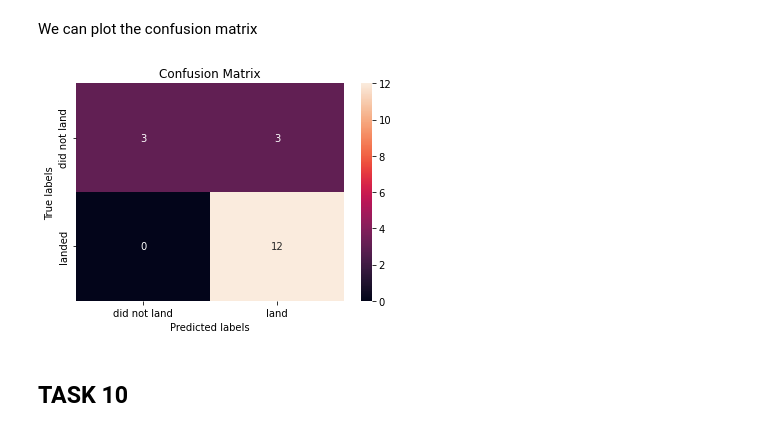
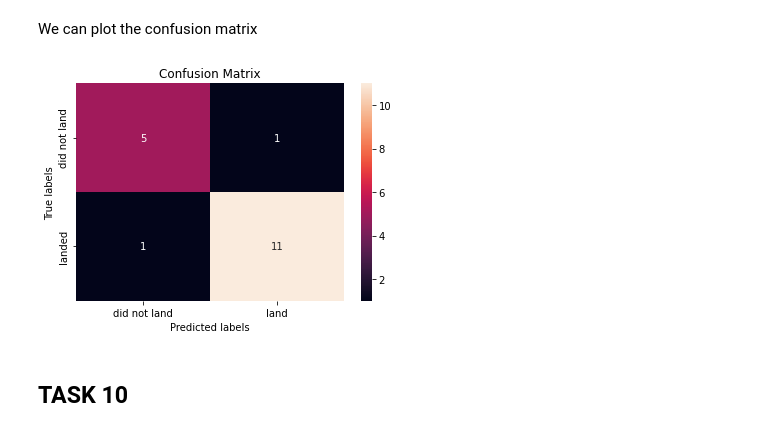
Before and after one commit to ObaloluwaVictor/Winning_Space_Race_With_Data_Science, a Jupyter notebook: SpaceX_Machine Learning Prediction_Part_5.ipynb, the cells around one changed output. Saved outputs shown, nothing was run; the diff lists cells and outputs as text; code cells hidden in the pictures.

```diff
--- a/SpaceX_Machine Learning Prediction_Part_5.ipynb
+++ b/SpaceX_Machine Learning Prediction_Part_5.ipynb
@@ -270,10 +270,10 @@ tree_cv.score(X_test, Y_test)
 # %% [markdown]
 We can plot the confusion matrix
 # %%
-yhat = svm_cv.predict(X_test)
+yhat = tree_cv.predict(X_test)
 plot_confusion_matrix(Y_test,yhat)
 # %% [output]
-[figure, old version]
+[figure, new version]
 # %% [markdown]
 ## TASK  10
 # %% [markdown]
```
Also changed, not shown: parts of 4 cells of this notebook.
